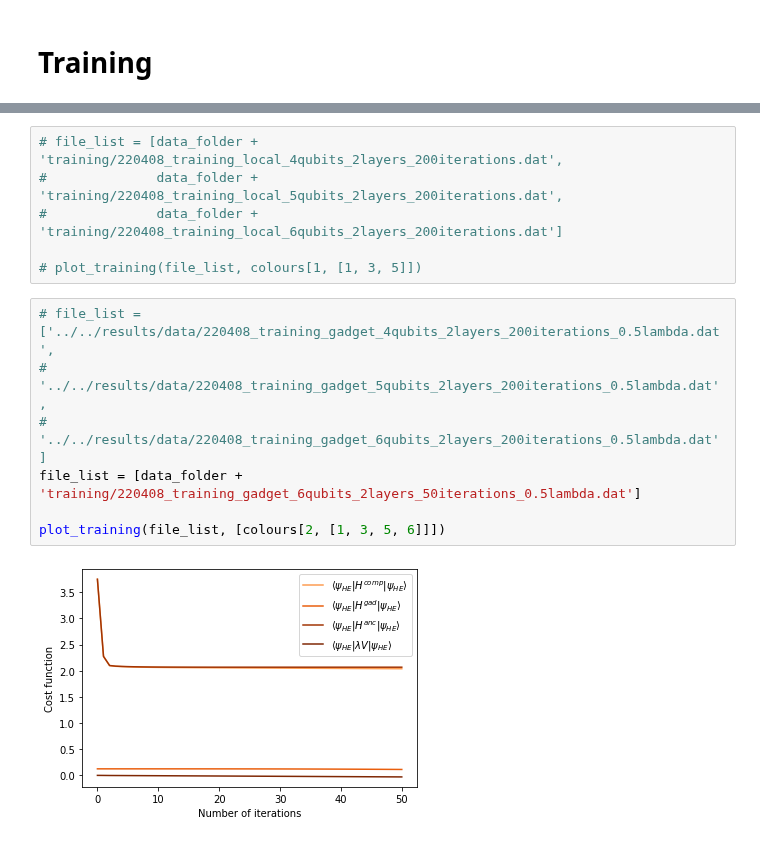
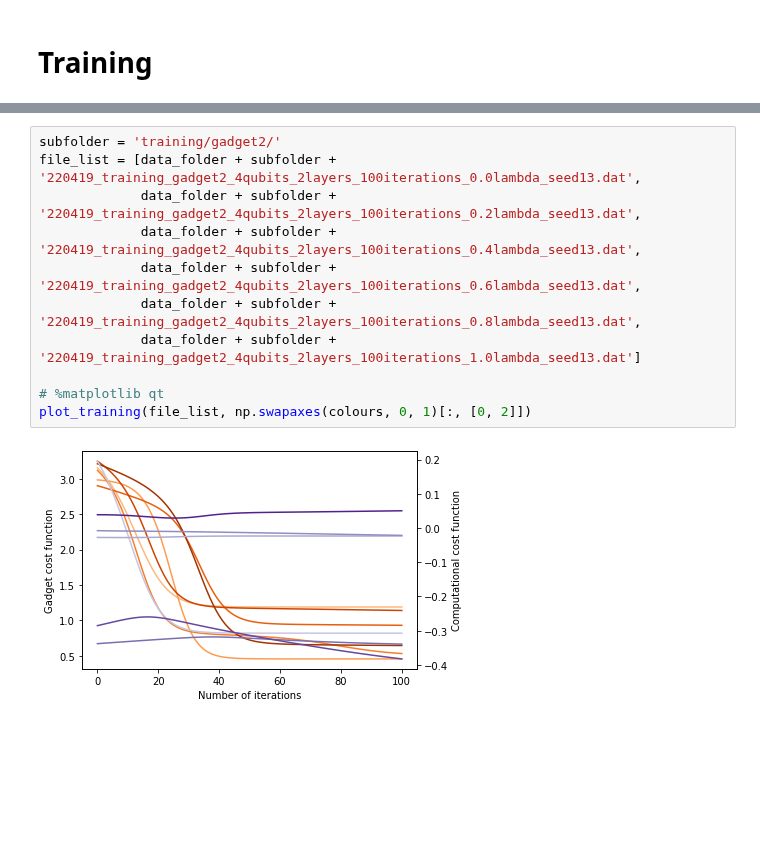
Before and after one commit to SimonCichy/barren-gadgets, a Jupyter notebook: plotting/relevant_results.ipynb, the cells around one changed output, grey strips where cells are left out. Drawn from its saved outputs; the diff is of its cells as text; blank space fills up the shorter version.

Commit message:
Training for different lambdas
Running a few different training instances with varying perturbation factor and random seed to try to observe patterns

```diff
--- a/plotting/relevant_results.ipynb
+++ b/plotting/relevant_results.ipynb
@@ -144,15 +136,13 @@ plot_training(file_list, colours[:, [1, 3, 5]])
-# %%
-# file_list = [data_folder + 'training/220408_training_local_4qubits_2layers_200iterations.dat',
-#              data_folder + 'training/220408_training_local_5qubits_2layers_200iterations.dat',
-#              data_folder + 'training/220408_training_local_6qubits_2layers_200iterations.dat']
-
-# plot_training(file_list, colours[1, [1, 3, 5]])
-# %%
-# file_list = ['../../results/data/220408_training_gadget_4qubits_2layers_200iterations_0.5lambda.dat',
-#              '../../results/data/220408_training_gadget_5qubits_2layers_200iterations_0.5lambda.dat',
-#              '../../results/data/220408_training_gadget_6qubits_2layers_200iterations_0.5lambda.dat']
-file_list = [data_folder + 'training/220408_training_gadget_6qubits_2layers_50iterations_0.5lambda.dat']
-
-plot_training(file_list, [colours[2, [1, 3, 5, 6]]])
-# %% [output]
-[figure, removed]
+# %%
+subfolder = 'training/gadget2/'
+file_list = [data_folder + subfolder + '220419_training_gadget2_4qubits_2layers_100iterations_0.0lambda_seed13.dat',
+             data_folder + subfolder + '220419_training_gadget2_4qubits_2layers_100iterations_0.2lambda_seed13.dat',
+             data_folder + subfolder + '220419_training_gadget2_4qubits_2layers_100iterations_0.4lambda_seed13.dat',
+             data_folder + subfolder + '220419_training_gadget2_4qubits_2layers_100iterations_0.6lambda_seed13.dat',
+             data_folder + subfolder + '220419_training_gadget2_4qubits_2layers_100iterations_0.8lambda_seed13.dat',
+             data_folder + subfolder + '220419_training_gadget2_4qubits_2layers_100iterations_1.0lambda_seed13.dat']
+
+# %matplotlib qt
+plot_training(file_list, np.swapaxes(colours, 0, 1)[:, [0, 2]])
+# %% [output]
+[figure, added]
```
Also changed, not shown: parts of 2 cells of this notebook, 2 other files.
